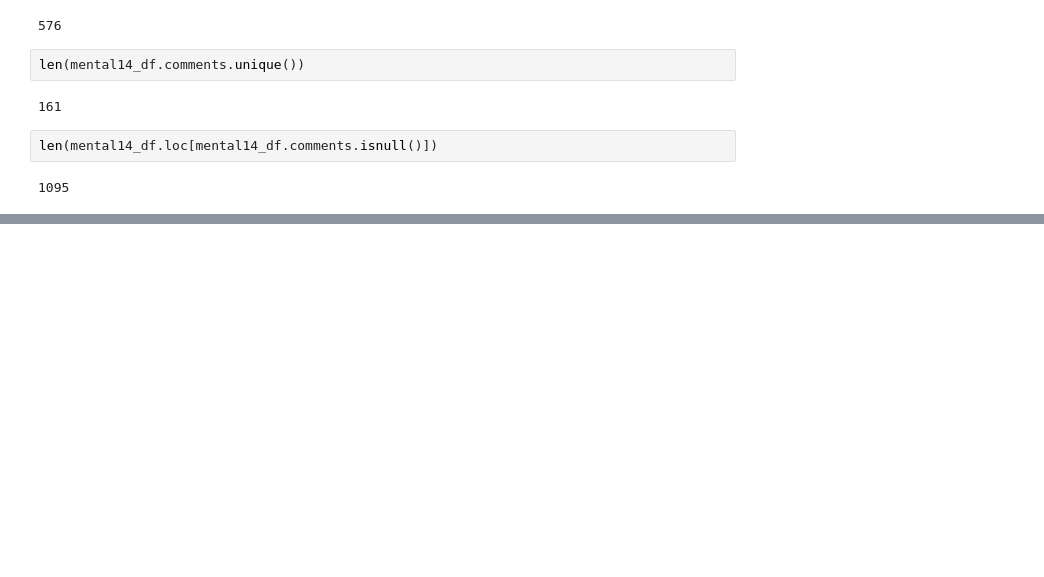
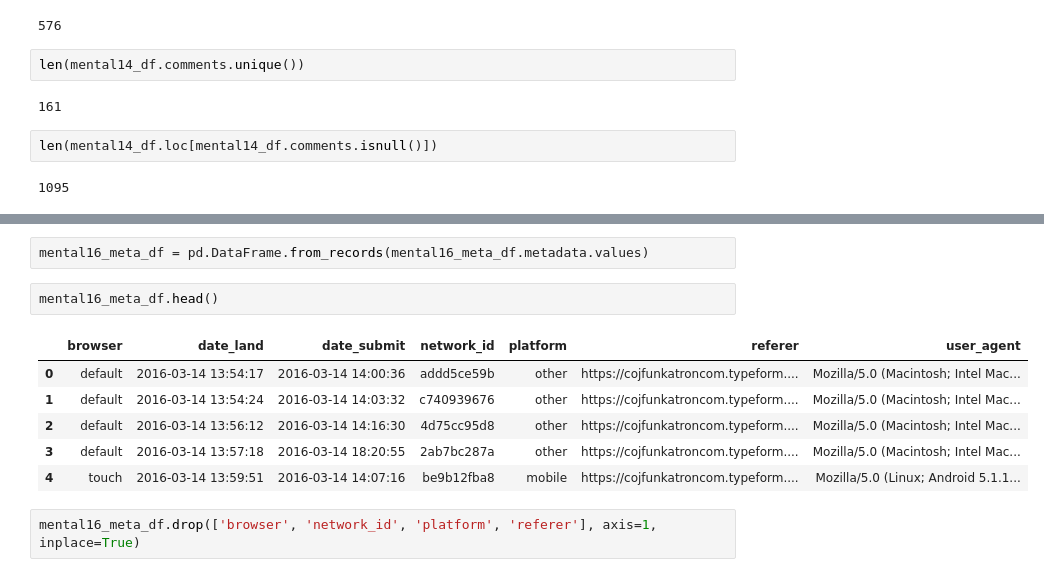
Before and after one commit to phuongho43/cogs108-mental_health, a Jupyter notebook: FinalProject.ipynb, the cells around one changed output, grey strips where cells are left out. Cells and saved outputs as stored; diff of their text form; blank space fills up the shorter version.

```diff
--- a/FinalProject.ipynb
+++ b/FinalProject.ipynb
@@ -320,0 +344,13 @@ len(mental14_df.loc[mental14_df.comments.isnull()])
+# %%
+mental16_meta_df = pd.DataFrame.from_records(mental16_meta_df.metadata.values)
+# %%
+mental16_meta_df.head()
+# %% [output]
+|  | browser | date_land | date_submit | network_id | platform | referer | user_agent |
+| 0 | default | 2016-03-14 13:54:17 | 2016-03-14 14:00:36 | addd5ce59b | other | https://cojfunkatroncom.typeform.... | Mozilla/5.0 (Macintosh; Intel Mac... |
+| 1 | default | 2016-03-14 13:54:24 | 2016-03-14 14:03:32 | c740939676 | other | https://cojfunkatroncom.typeform.... | Mozilla/5.0 (Macintosh; Intel Mac... |
+| 2 | default | 2016-03-14 13:56:12 | 2016-03-14 14:16:30 | 4d75cc95d8 | other | https://cojfunkatroncom.typeform.... | Mozilla/5.0 (Macintosh; Intel Mac... |
+| 3 | default | 2016-03-14 13:57:18 | 2016-03-14 18:20:55 | 2ab7bc287a | other | https://cojfunkatroncom.typeform.... | Mozilla/5.0 (Macintosh; Intel Mac... |
+| 4 | touch | 2016-03-14 13:59:51 | 2016-03-14 14:07:16 | be9b12fba8 | mobile | https://cojfunkatroncom.typeform.... | Mozilla/5.0 (Linux; Android 5.1.1... |
+# %%
+mental16_meta_df.drop(['browser', 'network_id', 'platform', 'referer'], axis=1, inplace=True)
```
Also changed, not shown: parts of 18 cells of this notebook.
